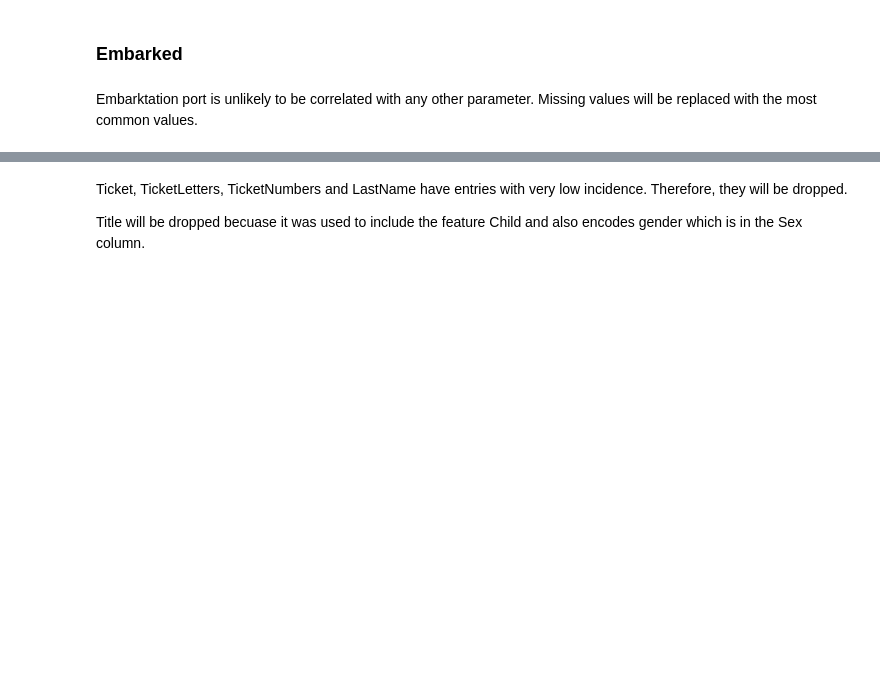
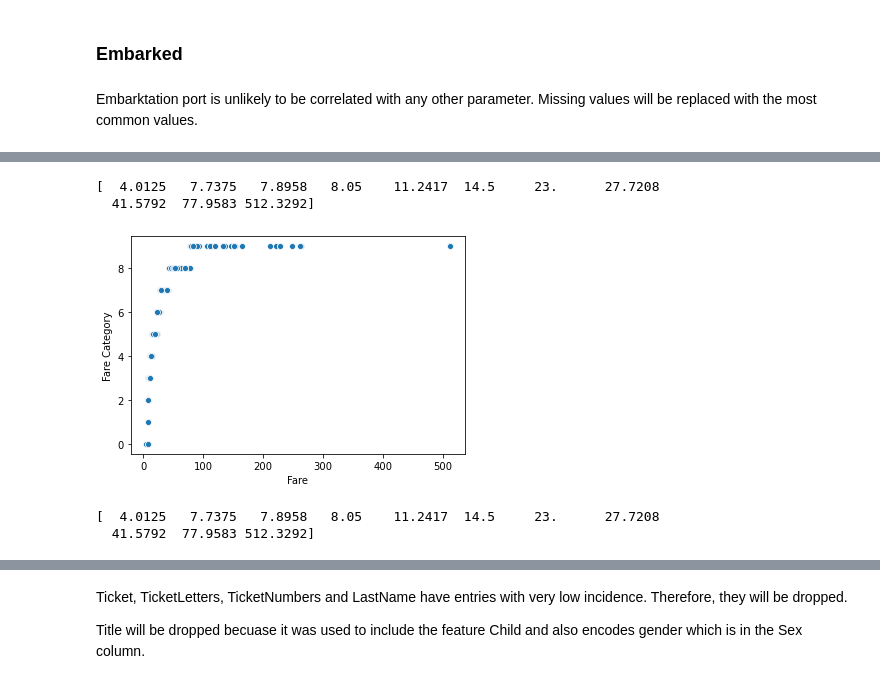
Before and after one commit to robertghennessy/Kaggle-Titanic, a Jupyter notebook: Titianic_Jupyter_v2.ipynb, the cells around one changed output, grey strips where cells are left out. Saved outputs shown, nothing was run; the diff lists cells and outputs as text; code cells hidden in the pictures; blank space fills up the shorter version.

```diff
--- a/Titianic_Jupyter_v2.ipynb
+++ b/Titianic_Jupyter_v2.ipynb
@@ -541,0 +576,34 @@ test['Embarked'].fillna(embark_mode, inplace=True)
+# %%
+def determine_boundaries(df, col, numb_cats):
+    vals = np.sort(df[col].to_numpy())
+    numb_per_cat = len(vals) // numb_cats
+    mod = len(vals) % numb_cats
+    # create index array. Spread out the mod so that last bucket is not
+    # significantly larger than other buckets
+    indexes = np.arange(0, len(vals)+1, numb_per_cat)
+    mod_corr = np.zeros(numb_cats+1)
+    mod_corr[0:mod+1] = np.arange(0, mod+1)
+    mod_corr[mod+1:] = mod_corr[mod]
+    # correct for 0 indexing
+    indexes =  indexes + mod_corr - np.ones(numb_cats+1)
+    indexes[0] = 0
+    indexes = indexes.astype(int)
+    return vals[indexes]
+
+boundaries = determine_boundaries(train, 'Fare', 10)
+print(boundaries)
+# %% [output]
+[  4.0125   7.7375   7.8958   8.05    11.2417  14.5     23.      27.7208
+  41.5792  77.9583 512.3292]
+# %%
+numb_cats= 10
+train['FareCats'], bins = pd.qcut(train['Fare'], numb_cats, retbins=True, labels=np.arange(0,numb_cats))
+sns.scatterplot(train['Fare'], train['FareCats'])
+plt.xlabel('Fare')
+plt.ylabel('Fare Category')
+plt.show()
+print(bins)
+# %% [output]
+[figure, added]
+[  4.0125   7.7375   7.8958   8.05    11.2417  14.5     23.      27.7208
+  41.5792  77.9583 512.3292]
```
Also changed, not shown: parts of 56 cells of this notebook.
